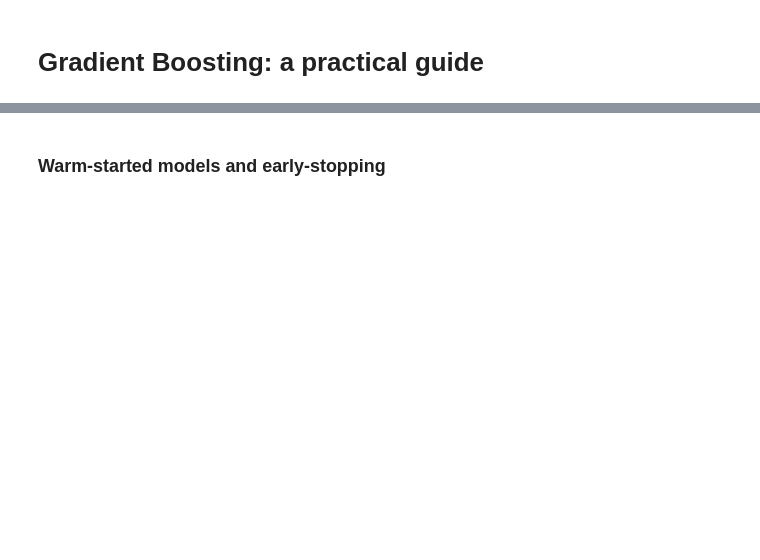
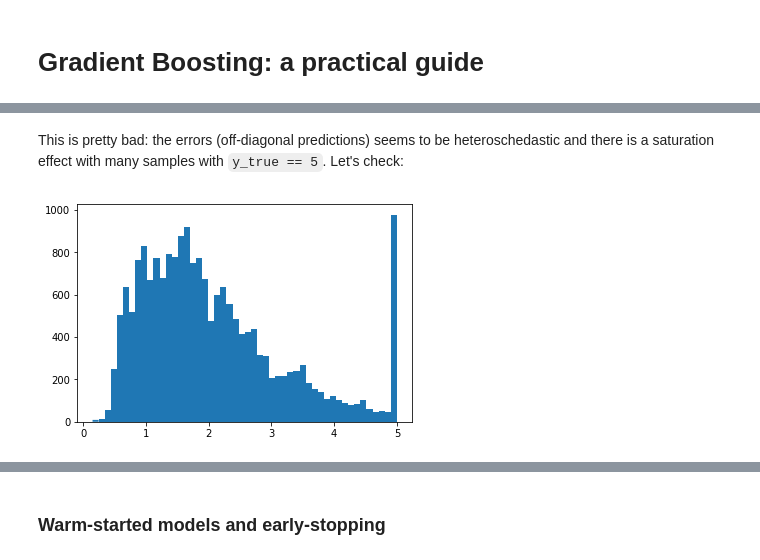
Before and after one commit to ogrisel/notebooks, a Jupyter notebook: sklearn_demos/Gradient Boosting.ipynb, the cells around one changed output, grey strips where cells are left out. Drawn from its saved outputs; the diff is of its cells as text; code cells hidden in the pictures; blank space fills up the shorter version.

```diff
--- a/sklearn_demos/Gradient Boosting.ipynb
+++ b/sklearn_demos/Gradient Boosting.ipynb
@@ -12,0 +77,6 @@ from sklearn.ensemble import GradientBoostingRegressor
+# %% [markdown]
+This is pretty bad: the errors (off-diagonal predictions) seems to be heteroschedastic and there is a saturation effect with many samples with `y_true == 5`. Let's check:
+# %%
+plt.hist(y_train, bins=50);
+# %% [output]
+[figure, added]
```
Also changed, not shown: parts of 59 cells of this notebook.
